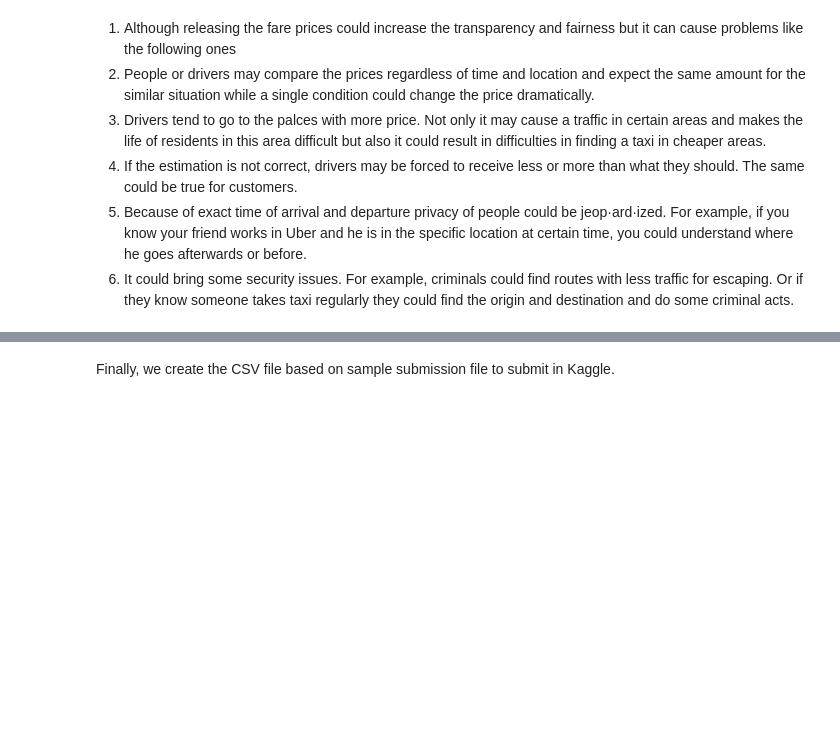
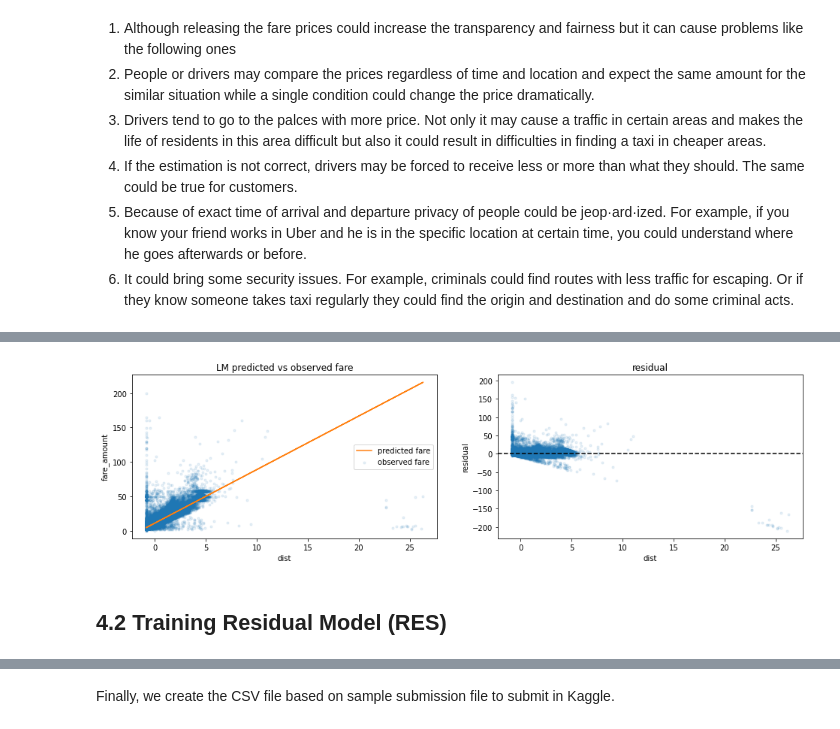
Before and after one commit to cfong32/data6100-final-proj, a Jupyter notebook: data6100_final_proj.ipynb, the cells around one changed output, grey strips where cells are left out. Cells and saved outputs as stored; diff of their text form; code cells hidden in the pictures; blank space fills up the shorter version.

```diff
--- a/data6100_final_proj.ipynb
+++ b/data6100_final_proj.ipynb
@@ -377,0 +312,8 @@ X_test.shape, y_hat.shape
+# %%
+# Input and output variables
+
+cols_X = ['dist']
+col_y = 'fare_amount'
+X_train, y_train, X_test, _, _ = standardize_n_prepare_Xy(df, cols_X, col_y)
+
+X_train.shape, y_train.shape, X_test.shape
@@ -377,0 +339,11 @@ X_test.shape, y_hat.shape
+# %%
+# Fit a model to predict
+
+model.fit(X_train, y_train)
+y_hat = model.predict(X_train)
+y_residual = y_train - y_hat
+
+beta = model.coef_[0]
+gamma = model.intercept_
+print(f'Model equation:')
+print(f'fare_amount = dist * {beta} + {gamma}')
@@ -377,0 +373,22 @@ X_test.shape, y_hat.shape
+# %%
+# Visualize performance of the linear model
+fig, (ax1, ax2) = plt.subplots(1,2, figsize=(16,4))
+
+ax1.scatter(X_train, y_train, label='observed fare', alpha=0.1, marker='.', color='C0')
+ax1.plot(X_train, y_hat, label='predicted fare', color='C1')
+ax1.set_title('LM predicted vs observed fare')
+ax1.set_ylabel('fare_amount')
+ax1.set_xlabel('dist')
+ax1.legend()
+
+ax2.scatter(X_train, y_residual, label='data', alpha=0.1, marker='.', color='C0')
+ax2.axhline(0, color='k', ls='--')
+ax2.set_title('residual')
+ax2.set_ylabel('residual')
+ax2.set_xlabel('dist')
+
+plt.show()
+# %% [output]
+[figure, added]
+# %% [markdown]
+## 4.2 Training Residual Model (RES)
```
Also changed, not shown: parts of 80 cells of this notebook.
